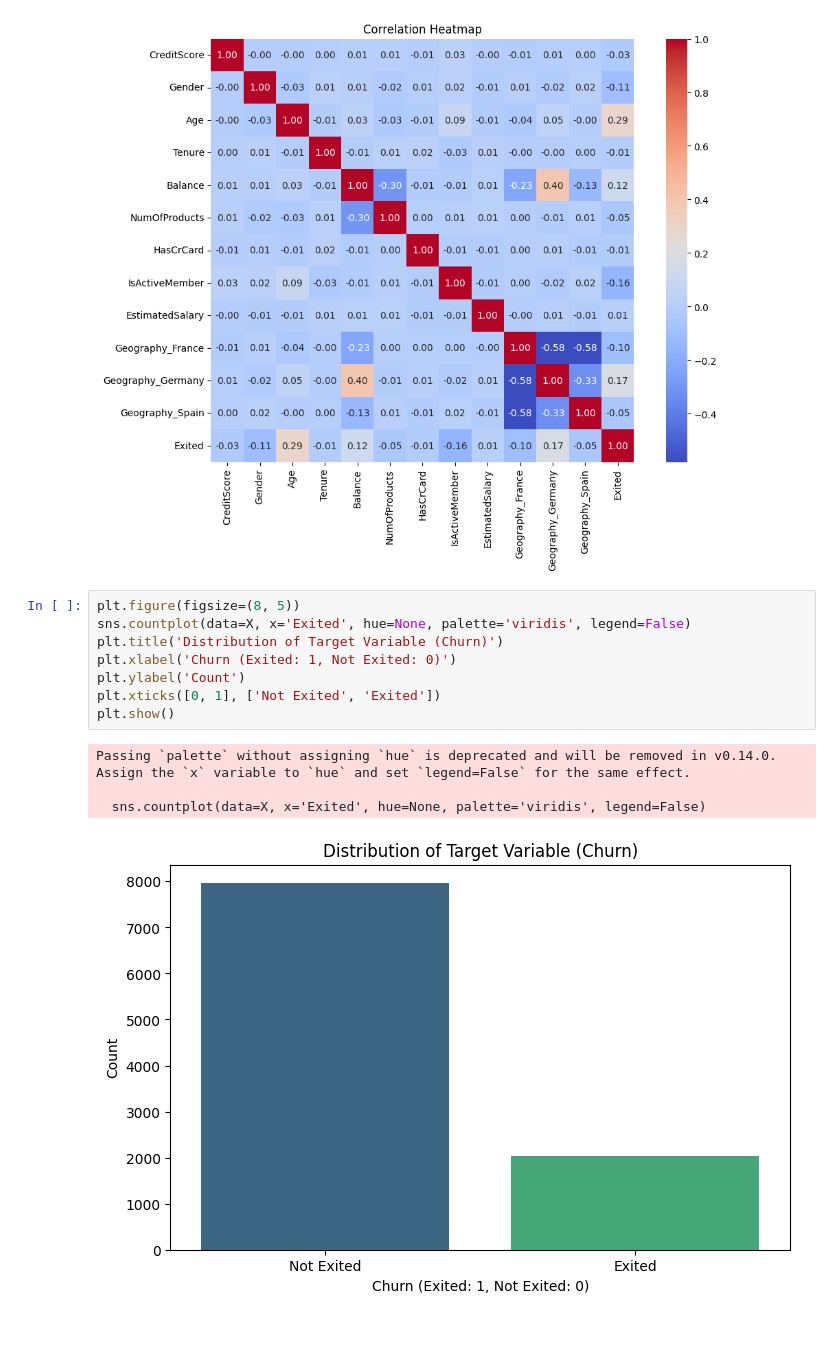
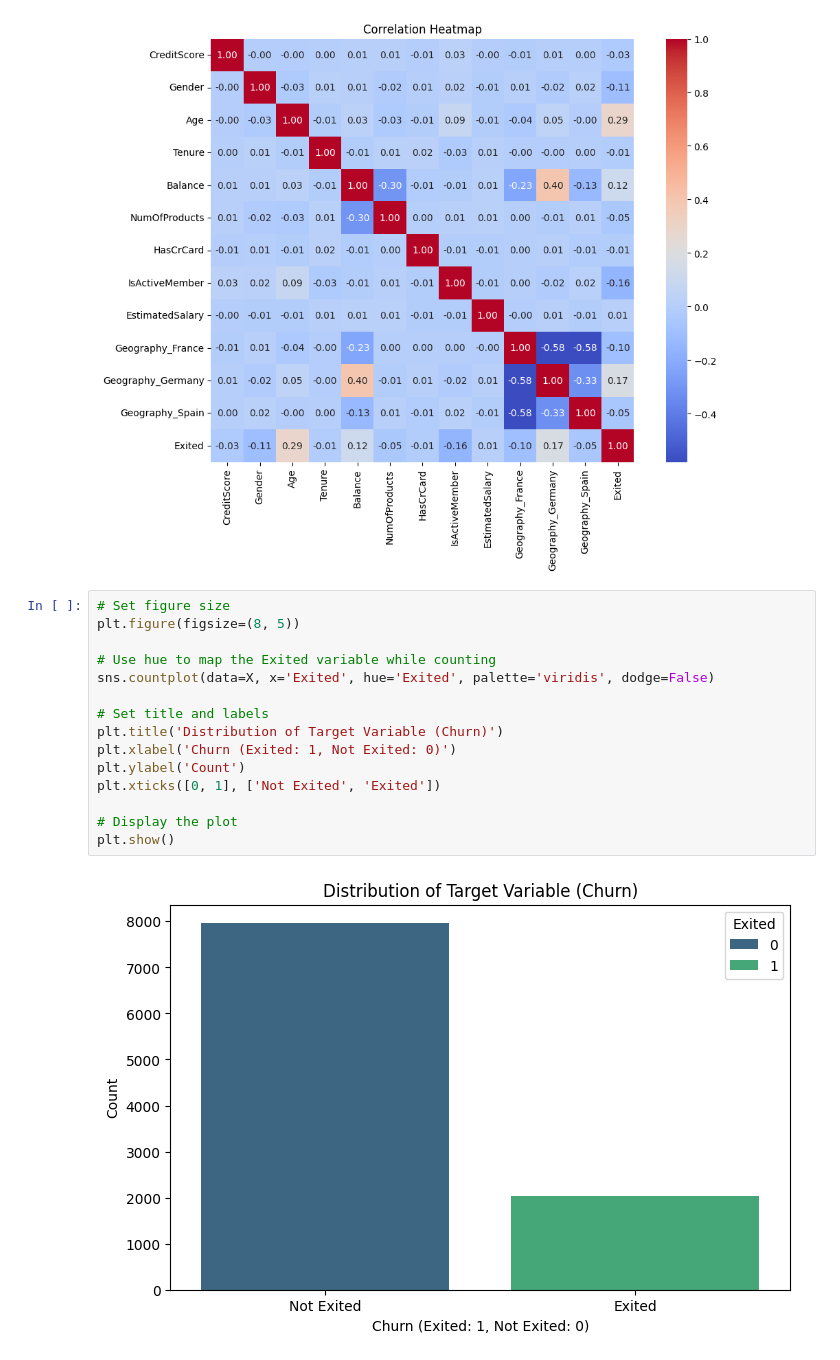
Before and after one commit to khushabuborwal/churn-prediction-logistic-l1-l2, a Jupyter notebook: main.ipynb, the cells around one changed output. Saved outputs shown, nothing was run; the diff lists cells and outputs as text; blank space fills up the shorter version.

```diff
--- a/main.ipynb
+++ b/main.ipynb
@@ -155,15 +155,19 @@ plt.show()
 # %% [output]
 [figure]
 # %%
+# Set figure size
 plt.figure(figsize=(8, 5))
-sns.countplot(data=X, x='Exited', hue=None, palette='viridis', legend=False)
+
+# Use hue to map the Exited variable while counting
+sns.countplot(data=X, x='Exited', hue='Exited', palette='viridis', dodge=False)
+
+# Set title and labels
 plt.title('Distribution of Target Variable (Churn)')
 plt.xlabel('Churn (Exited: 1, Not Exited: 0)')
 plt.ylabel('Count')
 plt.xticks([0, 1], ['Not Exited', 'Exited'])
+
+# Display the plot
 plt.show()
 # %% [output]
-Passing `palette` without assigning `hue` is deprecated and will be removed in v0.14.0. Assign the `x` variable to `hue` and set `legend=False` for the same effect.
-
-  sns.countplot(data=X, x='Exited', hue=None, palette='viridis', legend=False)
-[figure, old version]
+[figure, new version]
```
